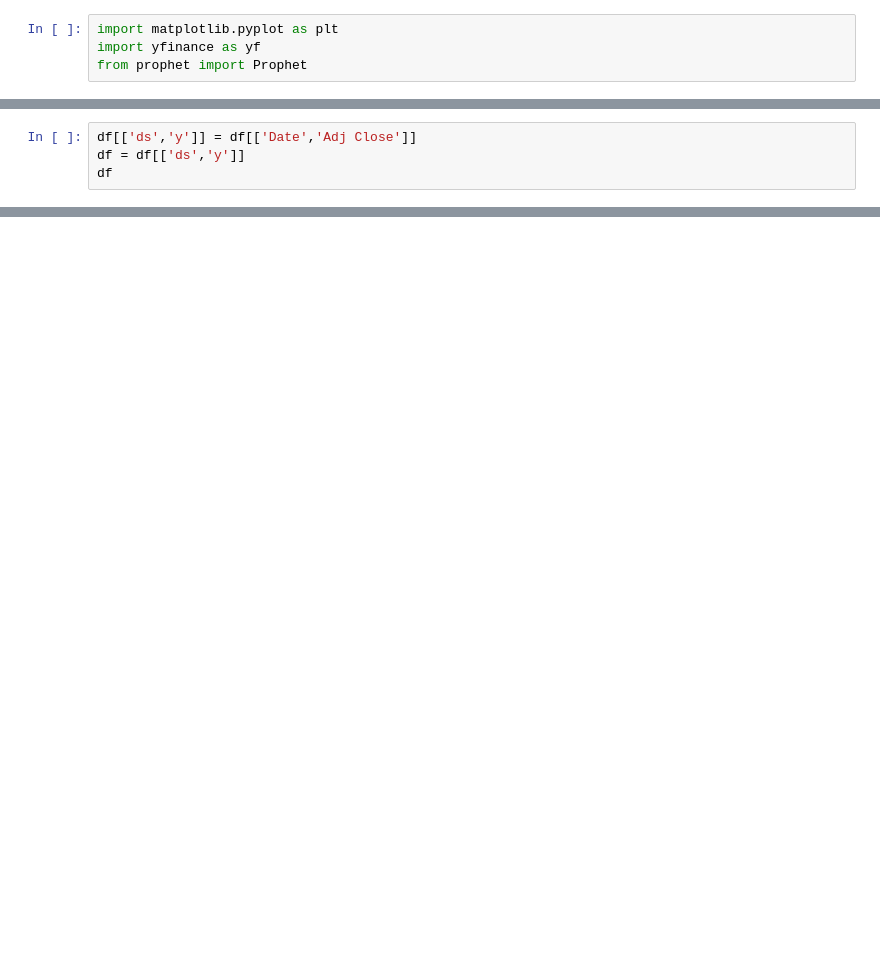
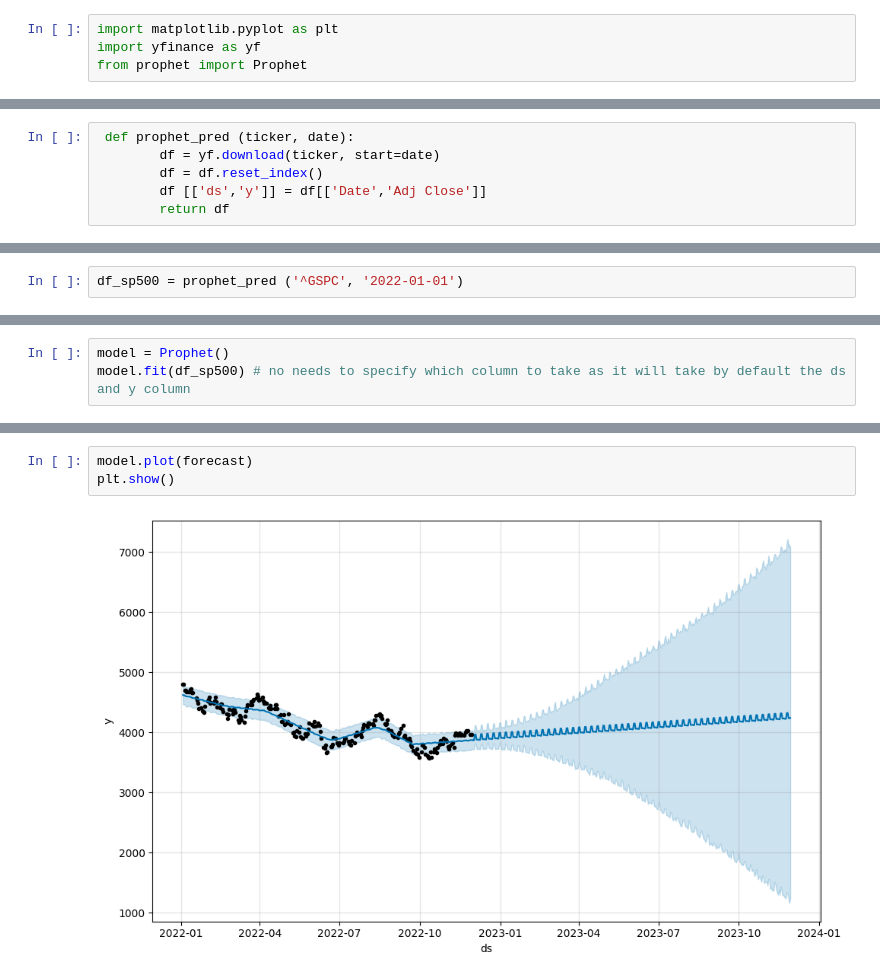
Before and after one commit to RaphHer/Project_Final_Ironhack, a Jupyter notebook: 8. Prophet.ipynb, the cells around one changed output, grey strips where cells are left out. Drawn from its saved outputs; the diff is of its cells as text; blank space fills up the shorter version.

```diff
--- a/8. Prophet.ipynb
+++ b/8. Prophet.ipynb
@@ -17,4 +6,0 @@ df
-# %%
-df[['ds','y']] = df[['Date','Adj Close']]
-df = df[['ds','y']]
-df
@@ -22,0 +7,6 @@ model = Prophet()
+# %%
+ def prophet_pred (ticker, date):
+        df = yf.download(ticker, start=date)
+        df = df.reset_index()
+        df [['ds','y']] = df[['Date','Adj Close']]
+        return df
@@ -36,0 +171,2 @@ plt.show()
+# %%
+df_sp500 = prophet_pred ('^GSPC', '2022-01-01')
@@ -36,0 +175,3 @@ plt.show()
+# %%
+model = Prophet()
+model.fit(df_sp500) # no needs to specify which column to take as it will take by default the ds and y column
@@ -36,0 +200,5 @@ plt.show()
+# %%
+model.plot(forecast)
+plt.show()
+# %% [output]
+[figure, added]
```
Also changed, not shown: parts of 36 cells of this notebook.
